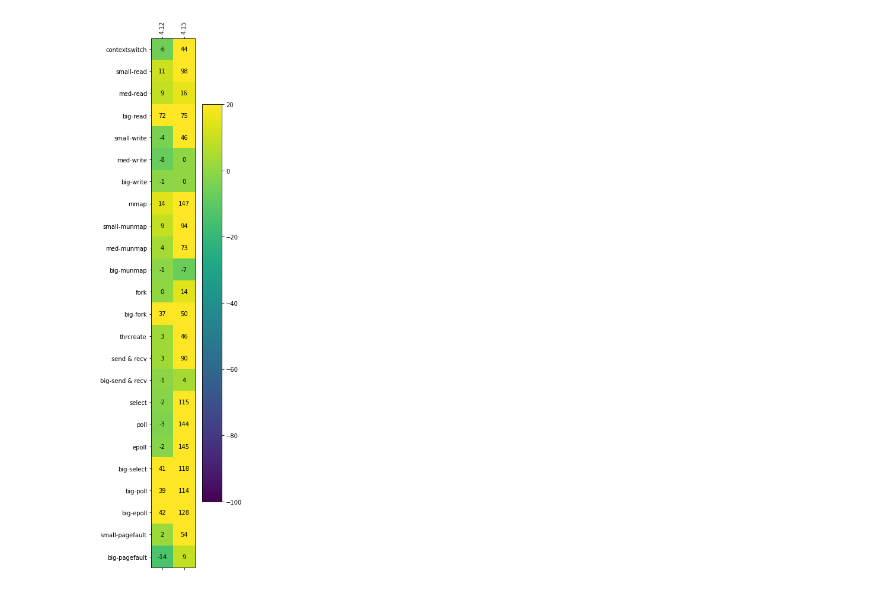
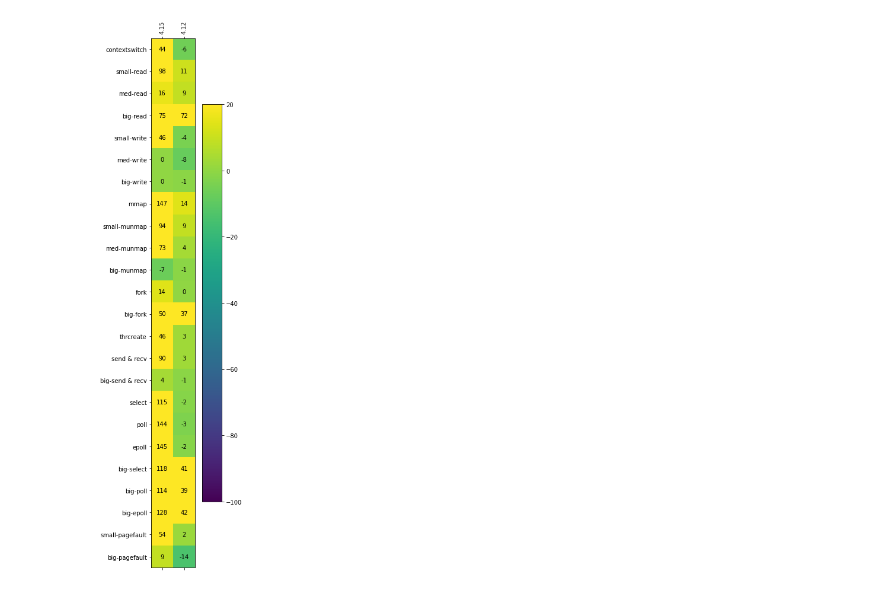
Before and after one commit to GindaChen/LEBench, a Jupyter notebook: outputs/Untitled1.ipynb, the cells around one changed output. Saved outputs shown, nothing was run; the diff lists cells and outputs as text; code cells hidden in the pictures.

```diff
--- a/outputs/Untitled1.ipynb
+++ b/outputs/Untitled1.ipynb
@@ -17,24 +17,26 @@ data = [[int(j) for j in i[1:]] for i in lines[1:]]
 titles = [i[0] for i in lines[1:]]
 # %%
 df = pd.DataFrame(data, columns=lines[0][1:], index=titles)
+# %%
+df = df[['4.15', '4.12']]
 # %%
 ? plt.colorbar
 # %%
 plt.matshow(
     df,
     interpolation='nearest',
     vmax=20, vmin=-100
 )
 # xlabels = [i for i in df.columns]
-xlabels = ["4.12", "4.15"]
+xlabels = df.columns
 ylabels = titles
 plt.xticks(np.arange(len(xlabels)), xlabels, rotation='vertical')
 plt.yticks(np.arange(len(ylabels)), ylabels)
 plt.colorbar()
 
 for (i, j), z in np.ndenumerate(df):
     plt.text(j, i, '{:0.0f}'.format(z), ha='center', va='center',
 #              color='w'
             )
 # %% [output]
-[figure, old version]
+[figure, new version]
```
Also changed, not shown: 11 other files.
